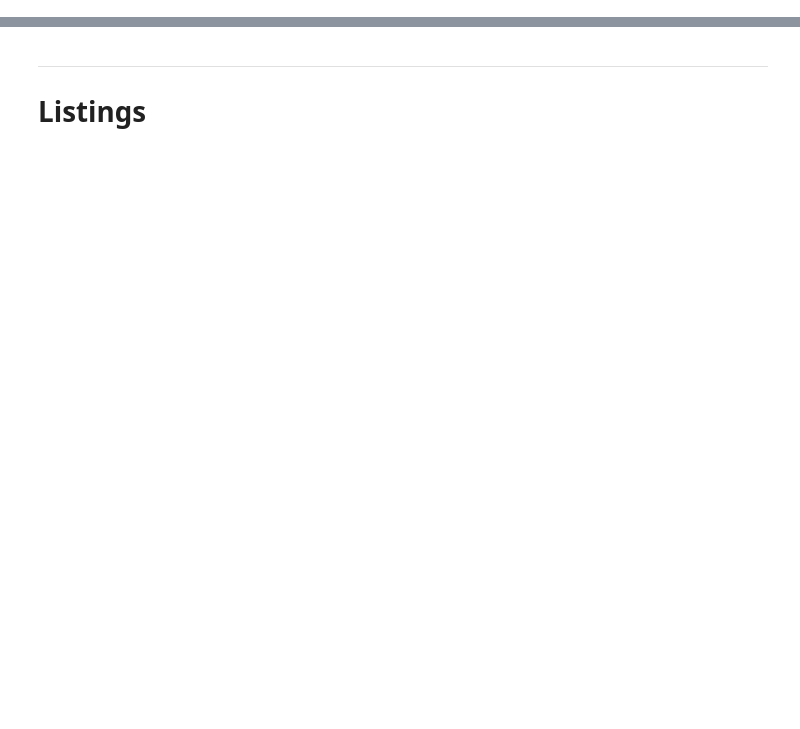
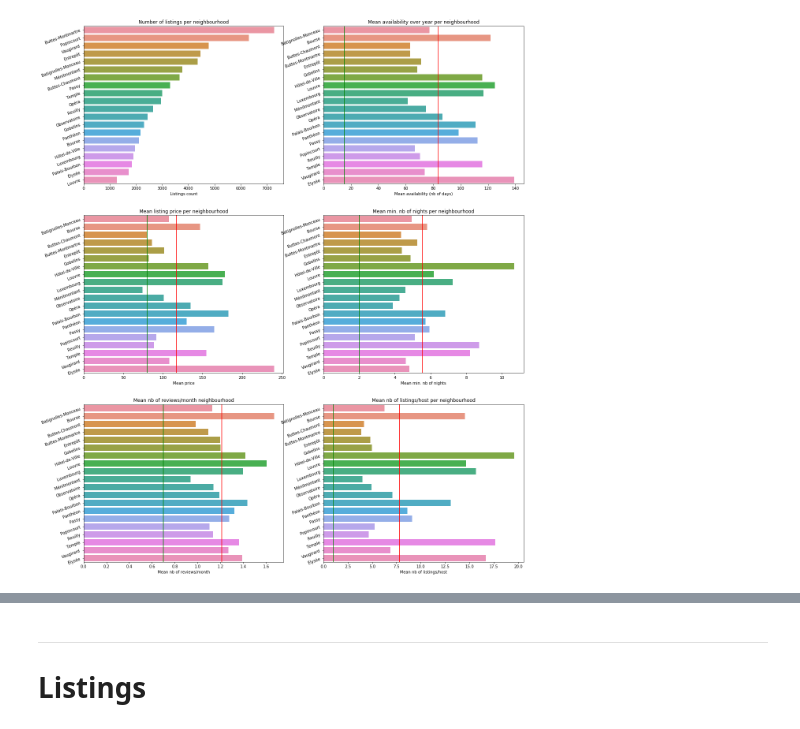
Before and after one commit to nidragedd/udadsnd-p4-airbnb_inside, a Jupyter notebook: notebook/1_Business_and_Data_Understanding.ipynb, the cells around one changed output, grey strips where cells are left out. Saved outputs shown, nothing was run; the diff lists cells and outputs as text; code cells hidden in the pictures; blank space fills up the shorter version.

Commit message:
WIP: data & business understanding

```diff
--- a/notebook/1_Business_and_Data_Understanding.ipynb
+++ b/notebook/1_Business_and_Data_Understanding.ipynb
@@ -22,0 +67,3 @@ df_lsts = pd.read_csv('../data/listings-summary.csv')
+# %%
+df_lst_sum = pd.read_csv(datacollector.get_data_file(cst.LISTING_LIGHT_FILE), sep=',', header=0)
+df_lst_sum.head()
@@ -22,0 +171,5 @@ df_lsts = pd.read_csv('../data/listings-summary.csv')
+# %%
+viz.plot_listings_summary_neighbourhood(df_lst_sum)
+# Note: in plots below, the green line is for the median, red line is for the mean
+# %% [output]
+[figure, added]
```
Also changed, not shown: parts of 86 cells of this notebook, 7 other files.
